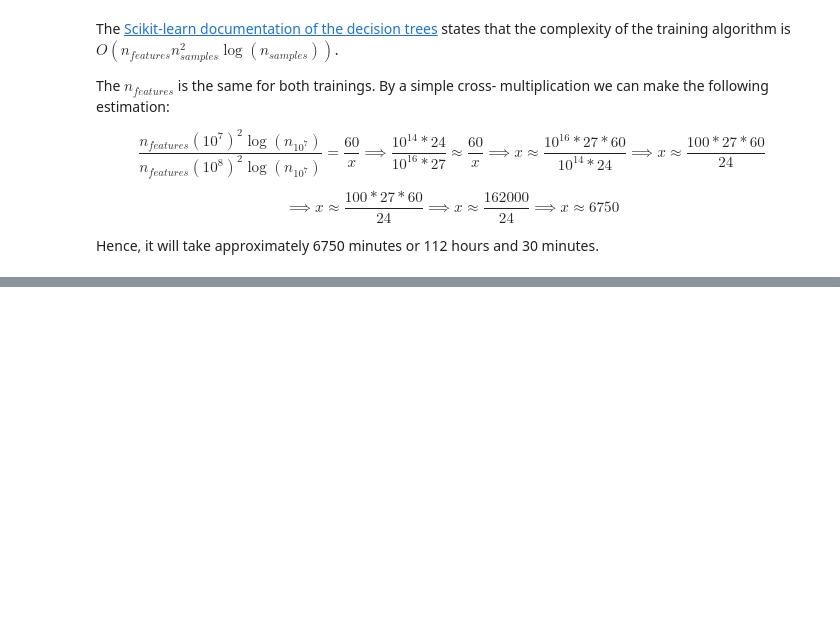
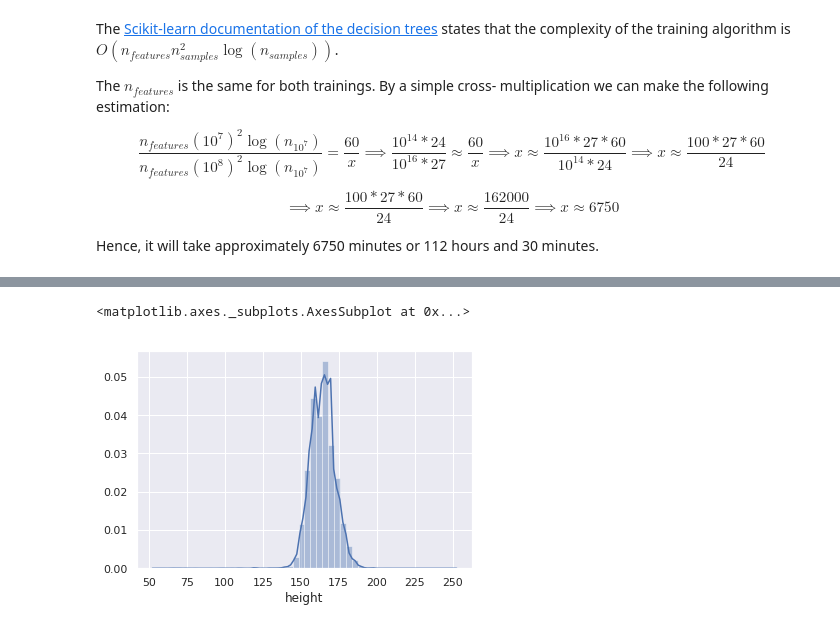
Before and after one commit to GuilhermeVieira/data-science-exam, a Jupyter notebook: decision-trees.ipynb, the cells around one changed output, grey strips where cells are left out. Drawn from its saved outputs; the diff is of its cells as text; code cells hidden in the pictures; blank space fills up the shorter version.

```diff
--- a/decision-trees.ipynb
+++ b/decision-trees.ipynb
@@ -66,0 +243,5 @@ Hence, it will take approximately 6750 minutes or 112 hours and 30 minutes.
+# %%
+sns.distplot(cardio['height'])
+# %% [output]
+<matplotlib.axes._subplots.AxesSubplot at 0x...>
+[figure, added]
```
Also changed, not shown: parts of 42 cells of this notebook.
